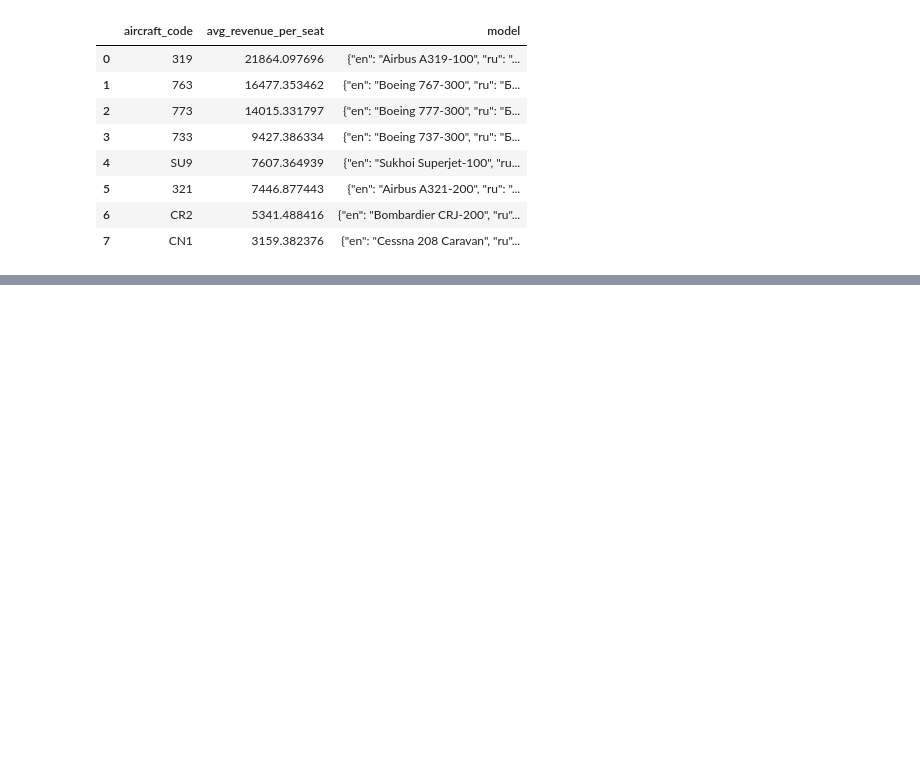
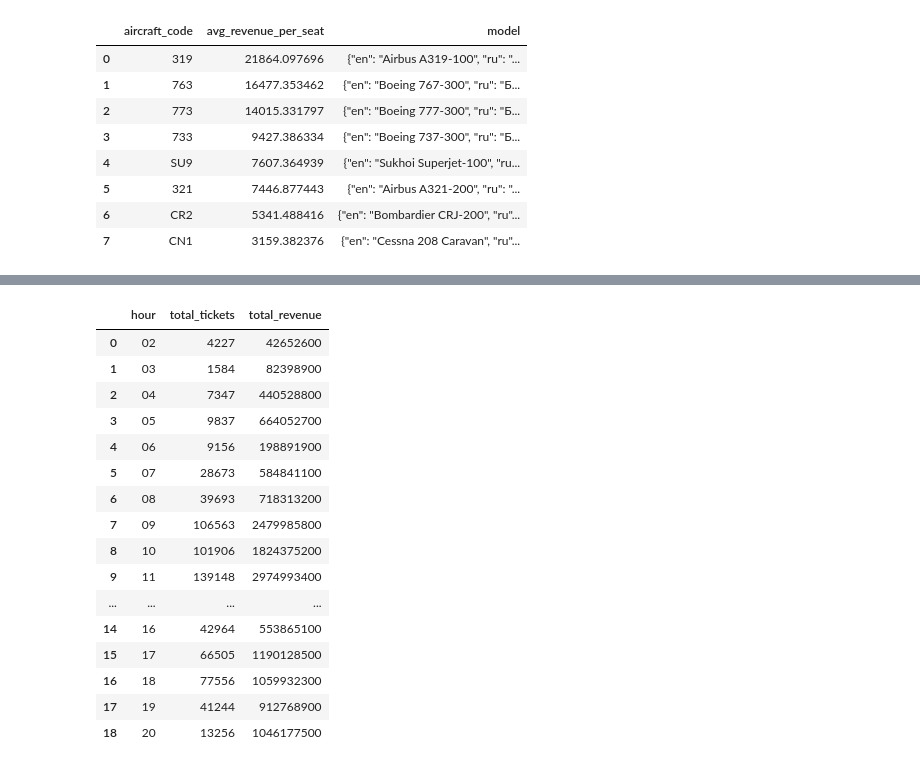
Before and after one commit to YamenNahhas/my-data-project, a Jupyter notebook: notebooks/Airline Data Analysis Using SQL.ipynb, the cells around one changed output, grey strips where cells are left out. Cells and saved outputs as stored; diff of their text form; code cells hidden in the pictures; blank space fills up the shorter version.

```diff
--- a/notebooks/Airline Data Analysis Using SQL.ipynb
+++ b/notebooks/Airline Data Analysis Using SQL.ipynb
@@ -384,0 +470,30 @@ display(df_revenue_per_seat_aircraft)
+# %%
+#anaylying of time of flights in hours
+sql_query = '''SELECT
+    strftime('%H', substr(f.scheduled_departure, 1, 19)) AS hour,
+    COUNT(tf.ticket_no) AS total_tickets,
+    SUM(tf.amount) AS total_revenue
+FROM ticket_flights tf
+JOIN flights f
+    ON tf.flight_id = f.flight_id
+GROUP BY hour'''
+df_departure_time_hour= pd.read_sql_query(sql_query, conn)
+display(df_departure_time_hour)
+# %% [output]
+|  | hour | total_tickets | total_revenue |
+| 0 | 02 | 4227 | 42652600 |
+| 1 | 03 | 1584 | 82398900 |
+| 2 | 04 | 7347 | 440528800 |
+| 3 | 05 | 9837 | 664052700 |
+| 4 | 06 | 9156 | 198891900 |
+| 5 | 07 | 28673 | 584841100 |
+| 6 | 08 | 39693 | 718313200 |
+| 7 | 09 | 106563 | 2479985800 |
+| 8 | 10 | 101906 | 1824375200 |
+| 9 | 11 | 139148 | 2974993400 |
+| ... | ... | ... | ... |
+| 14 | 16 | 42964 | 553865100 |
+| 15 | 17 | 66505 | 1190128500 |
+| 16 | 18 | 77556 | 1059932300 |
+| 17 | 19 | 41244 | 912768900 |
+| 18 | 20 | 13256 | 1046177500 |
```
Also changed, not shown: parts of 3 cells of this notebook.
